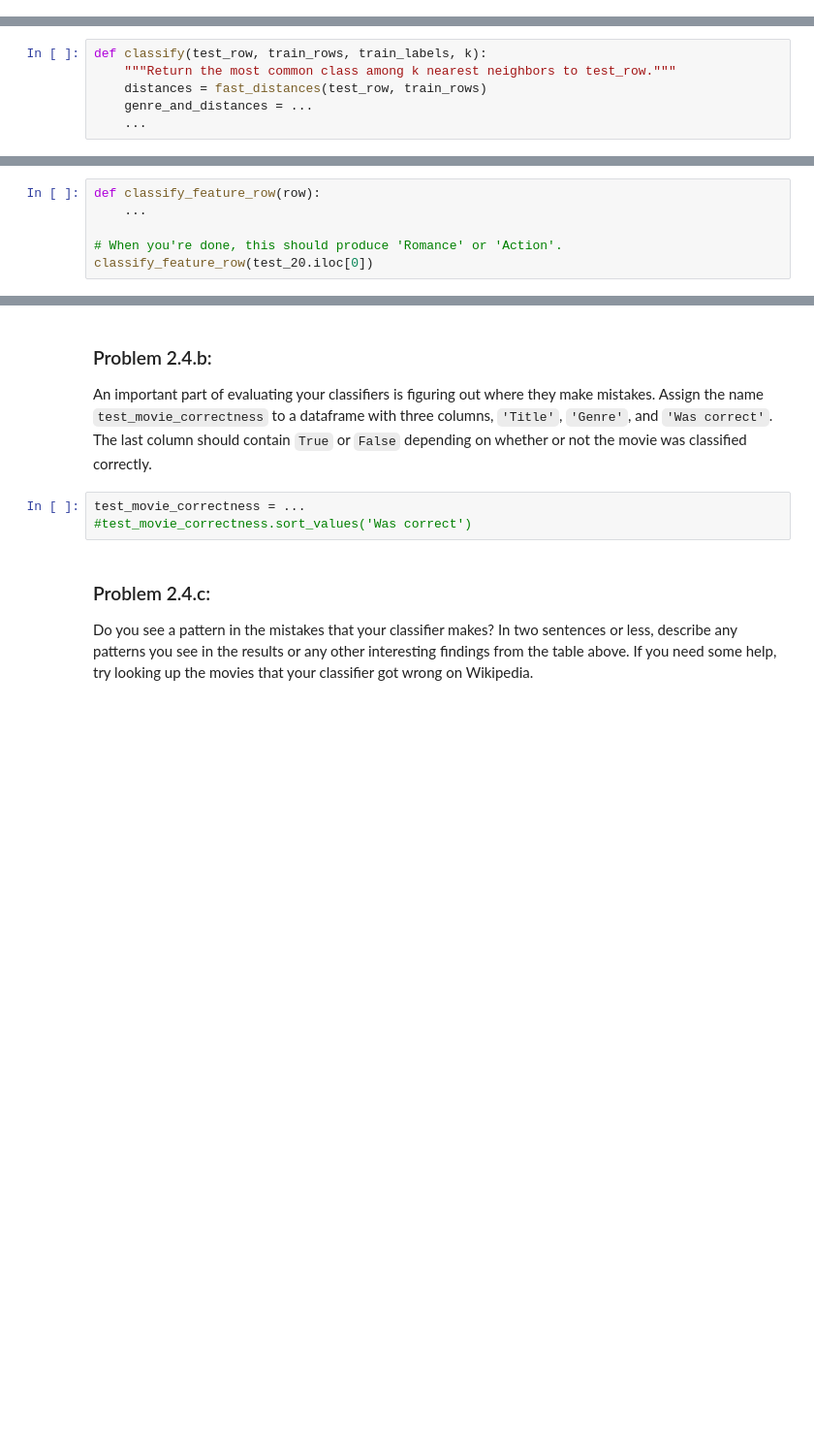
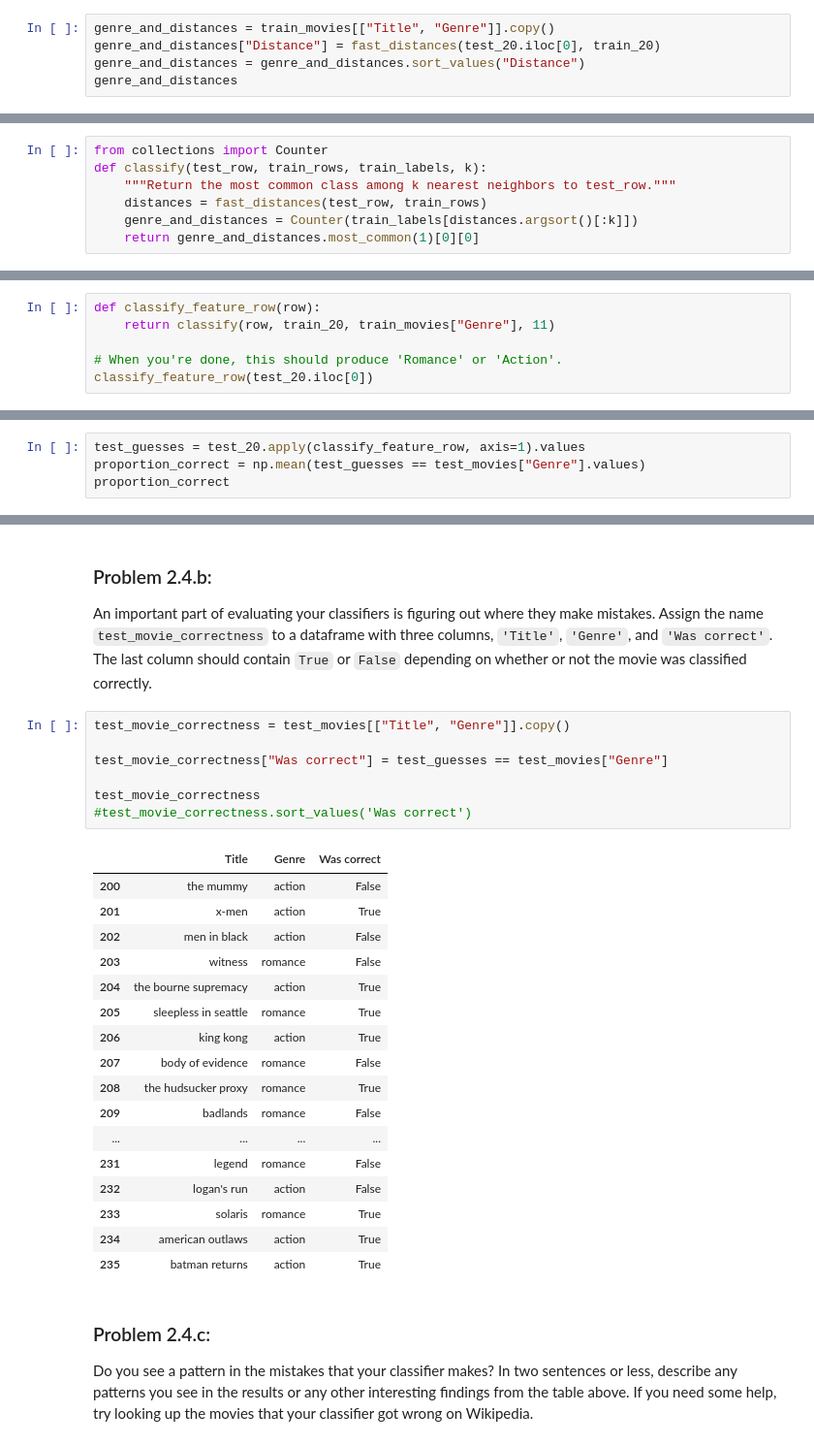
Before and after one commit to tonywhelan6/pokka, a Jupyter notebook: assignments/assn1/assn1.ipynb, the cells around one changed output, grey strips where cells are left out. Shown at 97% size. Drawn from its saved outputs; the diff is of its cells as text; blank space fills up the shorter version.

```diff
--- a/assignments/assn1/assn1.ipynb
+++ b/assignments/assn1/assn1.ipynb
@@ -588,0 +755,5 @@ genre_and_distances
+# %%
+genre_and_distances = train_movies[["Title", "Genre"]].copy()
+genre_and_distances["Distance"] = fast_distances(test_20.iloc[0], train_20)
+genre_and_distances = genre_and_distances.sort_values("Distance")
+genre_and_distances
@@ -616,11 +804,12 @@ It should return the class a `k`-nearest neighbor classifier picks for the given
 
 *Hint:* You may find [`Counter().most_common()`](https://docs.python.org/3/library/collections.html#collections.Counter) helpful for finding the classification result.
 # %%
+from collections import Counter
 def classify(test_row, train_rows, train_labels, k):
     """Return the most common class among k nearest neighbors to test_row."""
     distances = fast_distances(test_row, train_rows)
-    genre_and_distances = ...
-    ...
+    genre_and_distances = Counter(train_labels[distances.argsort()[:k]])
+    return genre_and_distances.most_common(1)[0][0]
 # %% [markdown]
 ### Problem 2.3.g:
 
@@ -638,7 +829,7 @@ Finally, when we evaluate our classifier, it will be useful to have a classifica
 Create a classification function that takes as its argument a row containing your 20 features and classifies that row using the 11-nearest neighbors algorithm with `train_20` as its training set.
 # %%
 def classify_feature_row(row):
-    ...
+    return classify(row, train_20, train_movies["Genre"], 11)
 
 # When you're done, this should produce 'Romance' or 'Action'.
 classify_feature_row(test_20.iloc[0])
@@ -656,0 +846,4 @@ proportion_correct
+# %%
+test_guesses = test_20.apply(classify_feature_row, axis=1).values
+proportion_correct = np.mean(test_guesses == test_movies["Genre"].values)
+proportion_correct
@@ -659,8 +854,30 @@ proportion_correct
 
 An important part of evaluating your classifiers is figuring out where they make mistakes. Assign the name `test_movie_correctness` to a dataframe with three columns, `'Title'`, `'Genre'`, and `'Was correct'`. The last column should contain `True` or `False` depending on whether or not the movie was classified correctly.
 # %%
-test_movie_correctness = ...
+test_movie_correctness = test_movies[["Title", "Genre"]].copy()
+
+test_movie_correctness["Was correct"] = test_guesses == test_movies["Genre"]
+
+test_movie_correctness
 #test_movie_correctness.sort_values('Was correct')
+# %% [output]
+|  | Title | Genre | Was correct |
+| 200 | the mummy | action | False |
+| 201 | x-men | action | True |
+| 202 | men in black | action | False |
+| 203 | witness | romance | False |
+| 204 | the bourne supremacy | action | True |
+| 205 | sleepless in seattle | romance | True |
+| 206 | king kong | action | True |
+| 207 | body of evidence | romance | False |
+| 208 | the hudsucker proxy | romance | True |
+| 209 | badlands | romance | False |
+| ... | ... | ... | ... |
+| 231 | legend | romance | False |
+| 232 | logan's run | action | False |
+| 233 | solaris | romance | True |
+| 234 | american outlaws | action | True |
+| 235 | batman returns | action | True |
 # %% [markdown]
 ### Problem 2.4.c:
 
```
Also changed, not shown: parts of 50 cells of this notebook.
